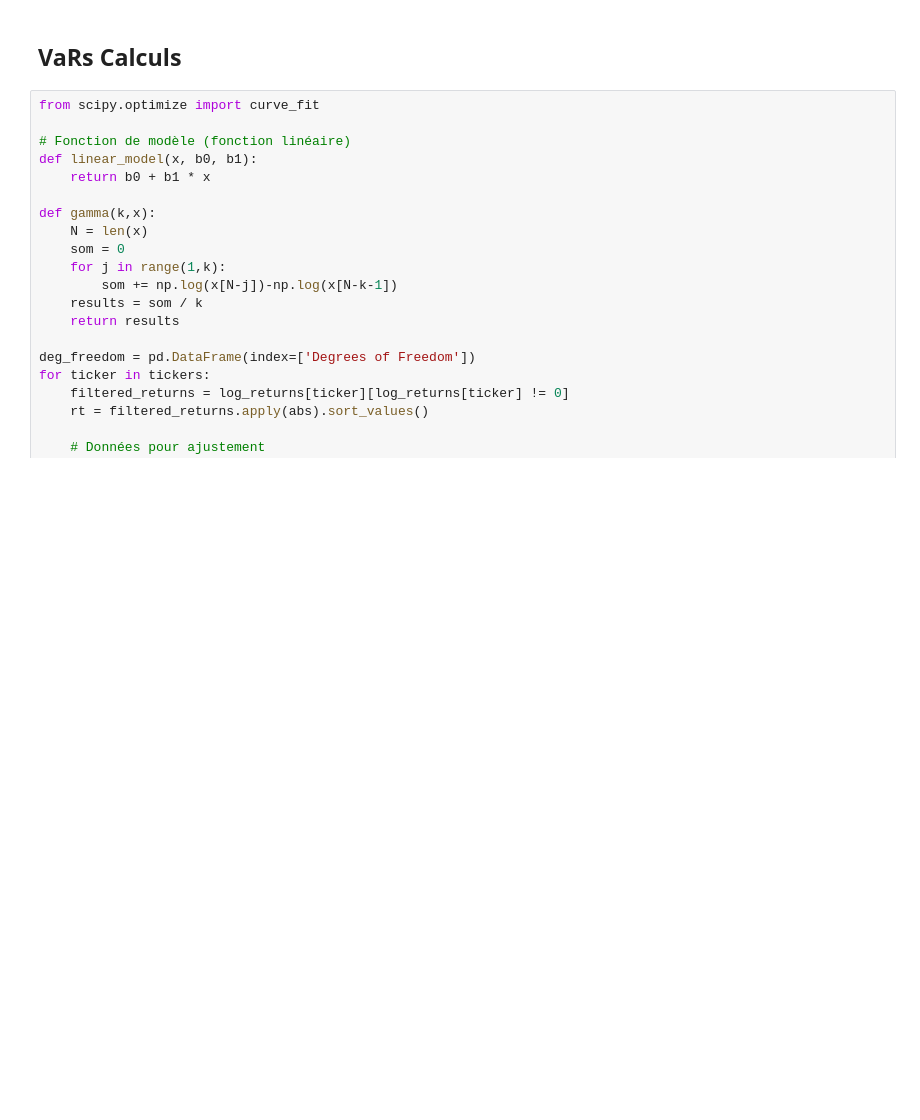
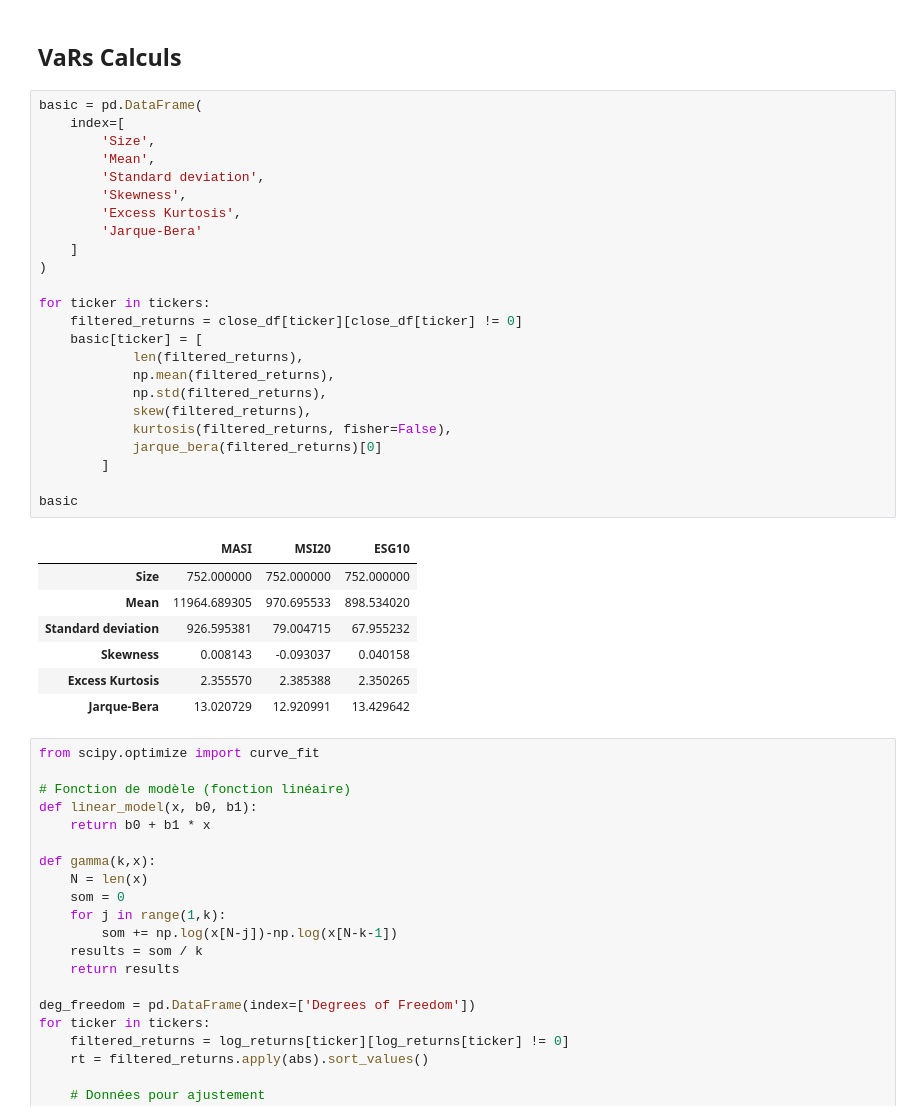
Before and after one commit to ouzlimnadir/VaR, a Jupyter notebook: VaR.ipynb, the cells around one changed output. Drawn from its saved outputs; the diff is of its cells as text; blank space fills up the shorter version.

Commit message:
init data

```diff
--- a/VaR.ipynb
+++ b/VaR.ipynb
@@ -135,6 +135,38 @@ statistics
 | Jarque-Bera | 2608.860430 | 1935.715596 | 1639.584707 |
 # %% [markdown]
 ## VaRs Calculs
+# %%
+basic = pd.DataFrame(
+    index=[
+        'Size',
+        'Mean',
+        'Standard deviation',
+        'Skewness',
+        'Excess Kurtosis',
+        'Jarque-Bera'
+    ]
+)
+
+for ticker in tickers:
+    filtered_returns = close_df[ticker][close_df[ticker] != 0]
+    basic[ticker] = [
+            len(filtered_returns),
+            np.mean(filtered_returns),
+            np.std(filtered_returns),
+            skew(filtered_returns),
+            kurtosis(filtered_returns, fisher=False),
+            jarque_bera(filtered_returns)[0]
+        ]
+
+basic
+# %% [output]
+|  | MASI | MSI20 | ESG10 |
+| Size | 752.000000 | 752.000000 | 752.000000 |
+| Mean | 11964.689305 | 970.695533 | 898.534020 |
+| Standard deviation | 926.595381 | 79.004715 | 67.955232 |
+| Skewness | 0.008143 | -0.093037 | 0.040158 |
+| Excess Kurtosis | 2.355570 | 2.385388 | 2.350265 |
+| Jarque-Bera | 13.020729 | 12.920991 | 13.429642 |
 # %%
 from scipy.optimize import curve_fit
 
```
Also changed, not shown: parts of 1 cell of this notebook.
